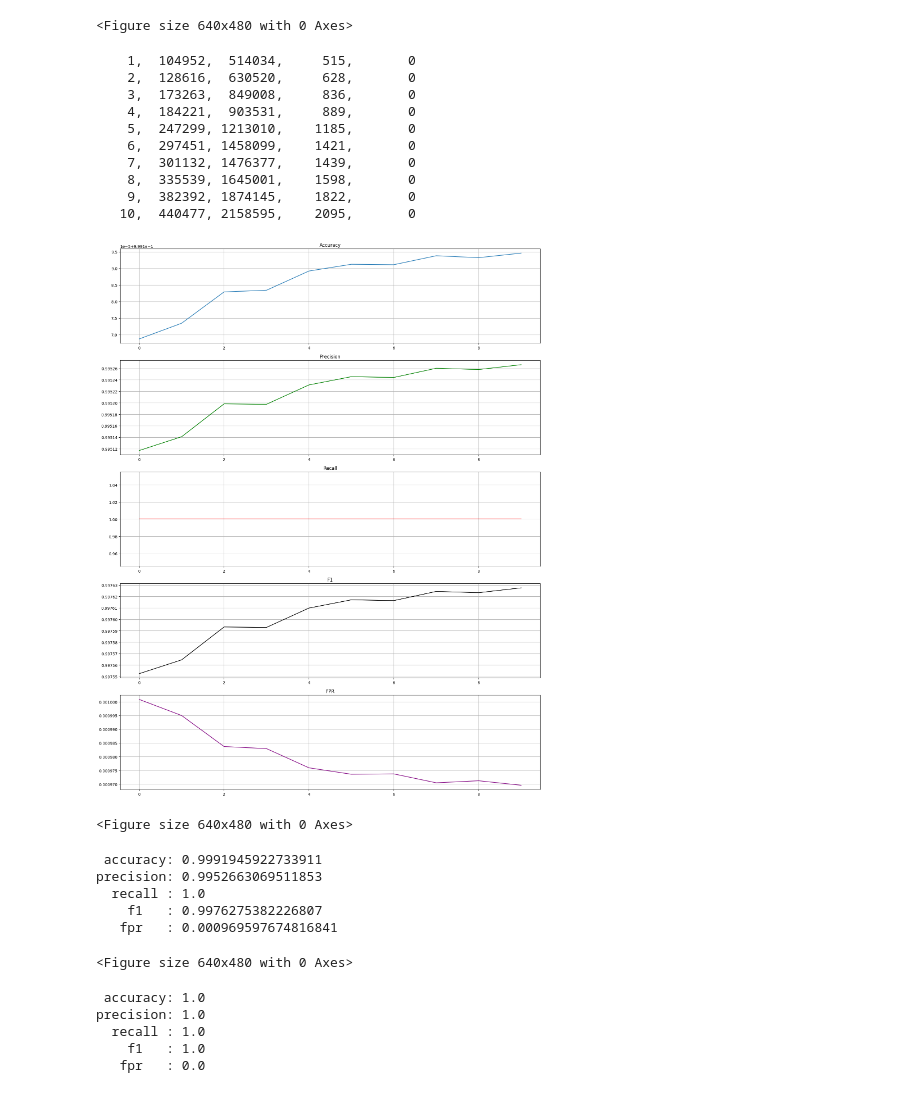
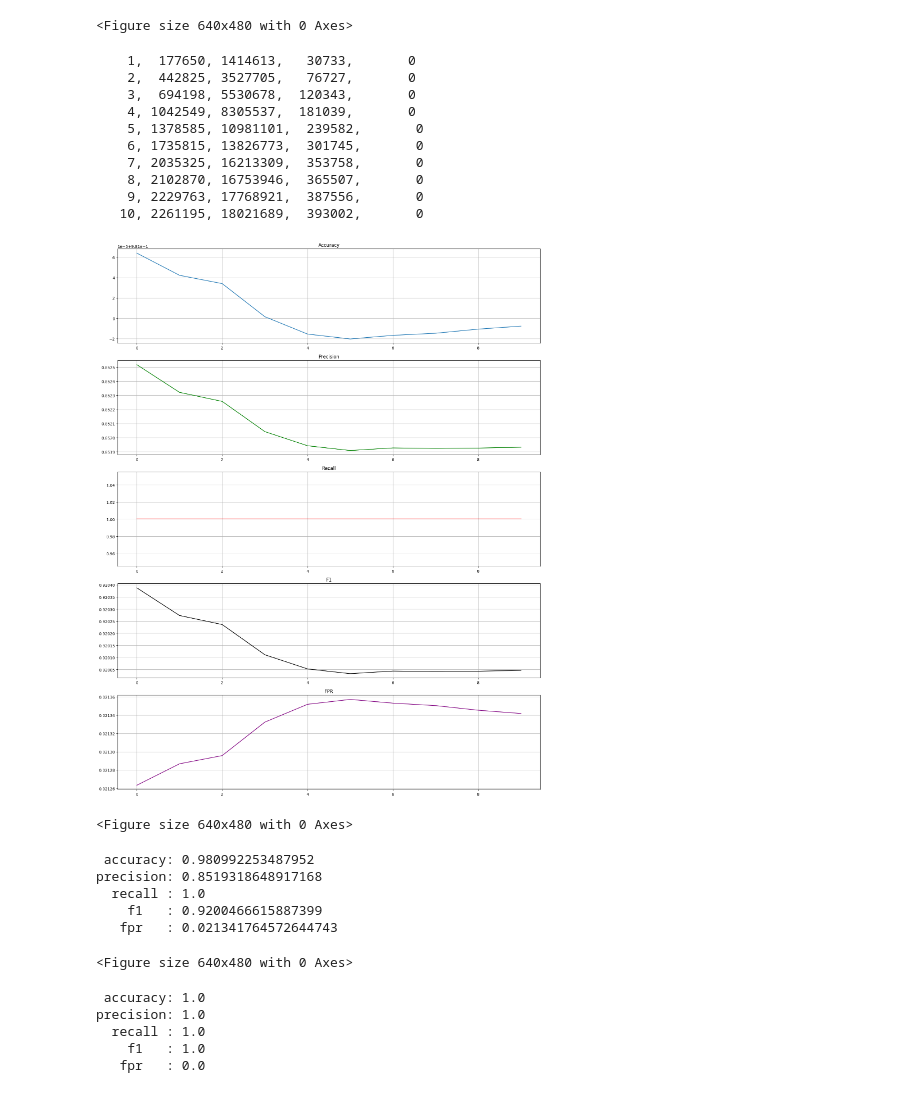
Before and after one commit to SpeedyHorse/drl, a Jupyter notebook: binary/99_myself/01_dqn.ipynb, the cells around one changed output. Saved outputs shown, nothing was run; the diff lists cells and outputs as text; code cells hidden in the pictures.

```diff
--- a/binary/99_myself/01_dqn.ipynb
+++ b/binary/99_myself/01_dqn.ipynb
@@ -405,7 +405,7 @@ train_env.close()
 <Figure size 640x480 with 0 Axes>
 <Figure size 640x480 with 0 Axes>
 # %%
-MODEL_PATH = "best_3000.pth"
+MODEL_PATH = "best_6000.pth"
 
 # load the model
 trained_network = DeepFlowNetwork(n_inputs=n_inputs, n_outputs=n_actions).to(device)
@@ -435,7 +435,7 @@ for i_loop in range(10):
             test_action = trained_network(test_state).max(1).indices.view(1, 1)
 
         test_raw_next_state, test_reward, test_terminated, test_truncated, test_info = test_env.step(test_action.item())
-        print(test_info)
+        # print(test_info)
         # calculate confusion matrix
         raw = 0 if test_reward == 1 else 1
 
@@ -451,51 +451,51 @@ for i_loop in range(10):
         # make next state tensor and update state
         #test_state = torch.tensor(test_raw_next_state, device=device, dtype=torch.float32).unsqueeze(0)
         test_state = f_p.to_tensor(test_raw_next_state)
 
     # calculate metrics
     tp = confusion_array[1, 1]
     tn = confusion_array[0, 0]
     fp = confusion_array[1, 0]
     fn = confusion_array[0, 1]
-    #print(f"{i_loop + 1:5}, {tp:7}, {tn:7}, {fp:7}, {fn:7}")
+    print(f"{i_loop + 1:5}, {tp:7}, {tn:7}, {fp:7}, {fn:7}")
 
     accuracy, precision, recall, f1, fpr = calculate_metrics(tp, tn, fp, fn)
     metrics_dictionary["accuracy"].append(accuracy)
     metrics_dictionary["precision"].append(precision)
     metrics_dictionary["recall"].append(recall)
     metrics_dictionary["f1"].append(f1)
     metrics_dictionary["fpr"].append(fpr)
     # print(accuracy, precision, recall, f1, fpr)
 
 
     # if i_loop % 50 == 0:
     #     print(f"{i_loop + 1:5}, {tp:7}, {tn:7}, {fp:7}, {fn:7}")
 
 # plot metrics
 plot_metrics(metrics_dictionary, show_result=True)
 print(f" accuracy: {metrics_dictionary['accuracy'][-1]}")
 print(f"precision: {metrics_dictionary['precision'][-1]}")
 print(f"  recall : {metrics_dictionary['recall'][-1]}")
 print(f"    f1   : {metrics_dictionary['f1'][-1]}")
 print(f"   fpr   : {metrics_dictionary['fpr'][-1]}")
 # %% [output]
-    1,  104952,  514034,     515,       0
-    2,  128616,  630520,     628,       0
-    3,  173263,  849008,     836,       0
-    4,  184221,  903531,     889,       0
-    5,  247299, 1213010,    1185,       0
-    6,  297451, 1458099,    1421,       0
-    7,  301132, 1476377,    1439,       0
-    8,  335539, 1645001,    1598,       0
-    9,  382392, 1874145,    1822,       0
-   10,  440477, 2158595,    2095,       0
+    1,  177650, 1414613,   30733,       0
+    2,  442825, 3527705,   76727,       0
+    3,  694198, 5530678,  120343,       0
+    4, 1042549, 8305537,  181039,       0
+    5, 1378585, 10981101,  239582,       0
+    6, 1735815, 13826773,  301745,       0
+    7, 2035325, 16213309,  353758,       0
+    8, 2102870, 16753946,  365507,       0
+    9, 2229763, 17768921,  387556,       0
+   10, 2261195, 18021689,  393002,       0
-[figure, old version]
+[figure, new version]
 <Figure size 640x480 with 0 Axes>
- accuracy: 0.9991945922733911
-precision: 0.9952663069511853
+ accuracy: 0.980992253487952
+precision: 0.8519318648917168
   recall : 1.0
-    f1   : 0.9976275382226807
-   fpr   : 0.000969597674816841
+    f1   : 0.9200466615887399
+   fpr   : 0.021341764572644743
 <Figure size 640x480 with 0 Axes>
 # %%
 print(f" accuracy: {metrics_dictionary['accuracy'][-1]}")
```
Also changed, not shown: parts of 2 cells of this notebook.
